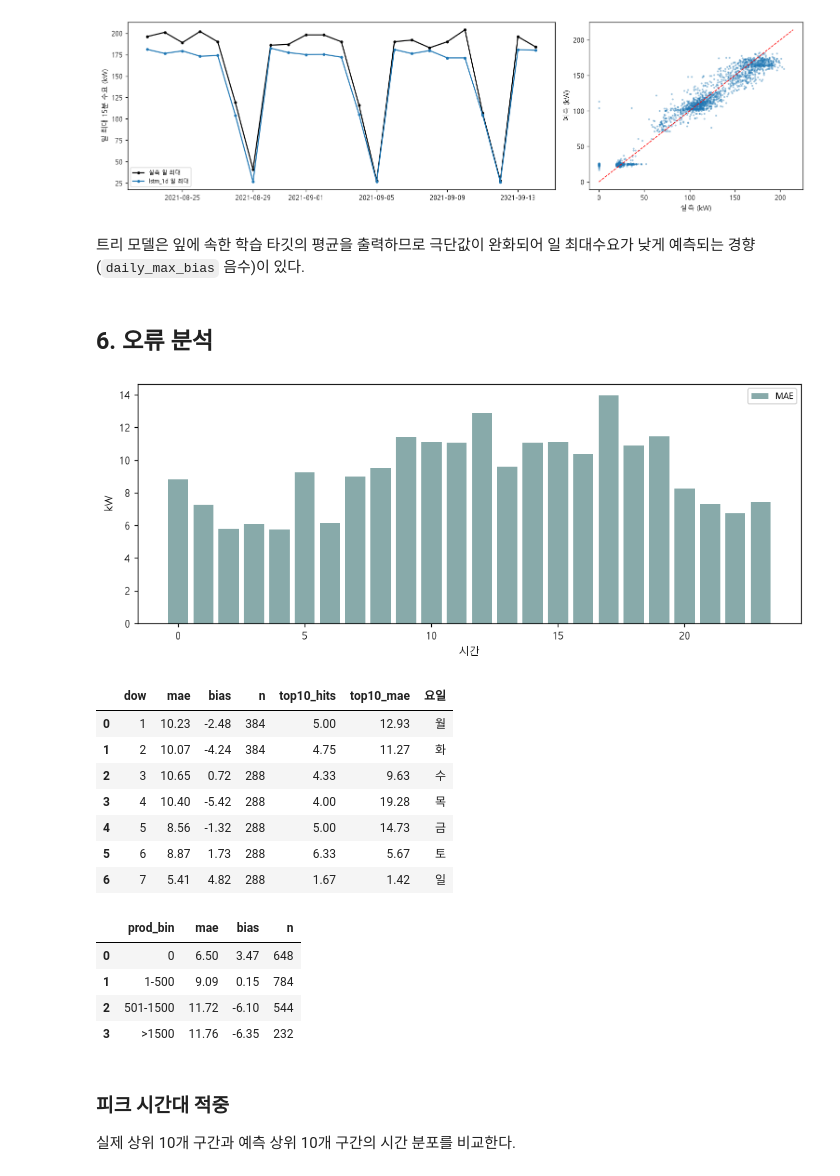
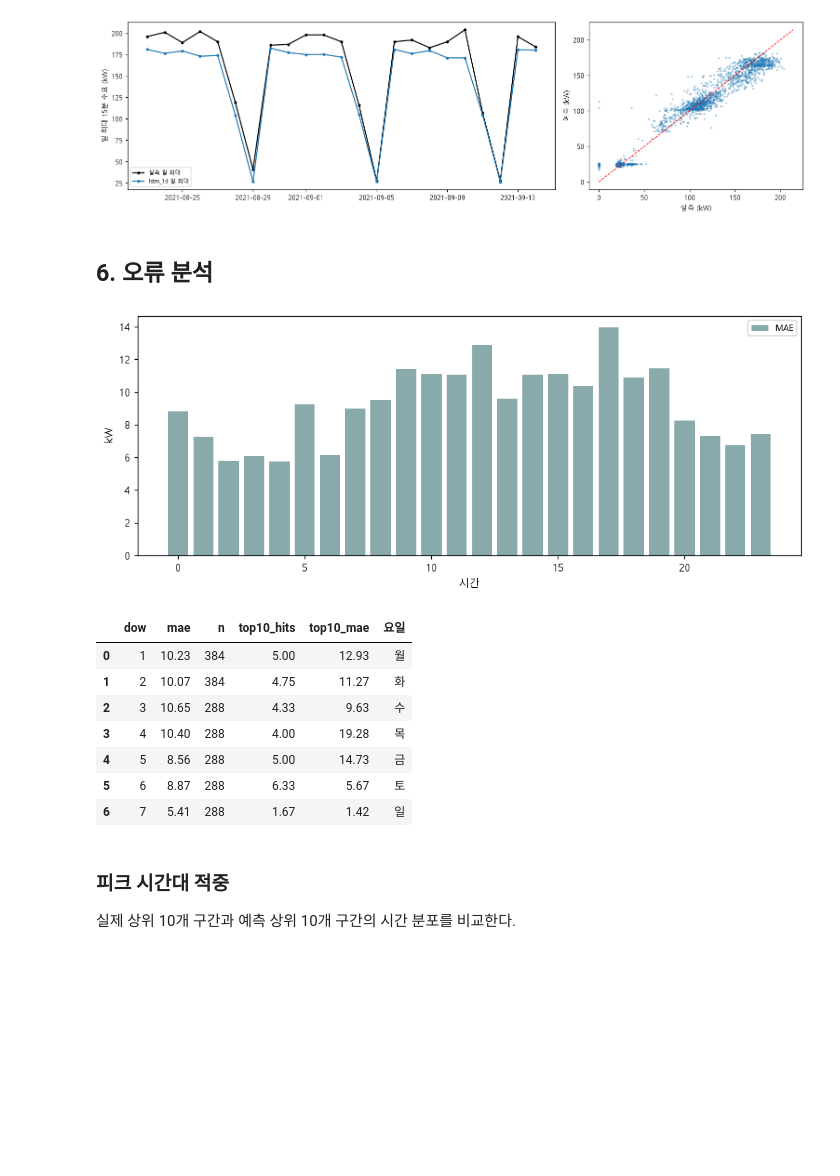
Before and after one commit to Jon-Irenicus/kamp_ai_competition, a Jupyter notebook: notebooks/02_results_analysis.ipynb, the cells around one changed output. Saved outputs shown, nothing was run; the diff lists cells and outputs as text; code cells hidden in the pictures; blank space fills up the shorter version.

```diff
--- a/notebooks/02_results_analysis.ipynb
+++ b/notebooks/02_results_analysis.ipynb
@@ -145,38 +143,30 @@ plt.show()
 # %% [output]
 [figure]
 [figure]
-# %% [markdown]
-트리 모델은 잎에 속한 학습 타깃의 평균을 출력하므로 극단값이 완화되어 일 최대수요가 낮게 예측되는 경향(`daily_max_bias` 음수)이 있다.
 # %% [markdown]
 ## 6. 오류 분석
 # %%
 sl = error_slices(preds, selected)
 h = sl["by_hour"]
 fig, ax = plt.subplots(figsize=(11, 4))
 ax.bar(h["hour"], h["mae"], color="#8aa", label="MAE")
 ax.axhline(0, color="black", lw=0.6)
 ax.set_xlabel("시간")
 ax.set_ylabel("kW")
 ax.legend(fontsize=8)
 plt.show()
 
 display(sl["by_dow"].assign(요일=lambda d: d["dow"].map(DOW_KR)).round(2))
-display(sl["by_prod"].round(2))
 # %% [output]
 [figure]
-|  | dow | mae | bias | n | top10_hits | top10_mae | 요일 |
-| 0 | 1 | 10.23 | -2.48 | 384 | 5.00 | 12.93 | 월 |
-| 1 | 2 | 10.07 | -4.24 | 384 | 4.75 | 11.27 | 화 |
-| 2 | 3 | 10.65 | 0.72 | 288 | 4.33 | 9.63 | 수 |
-| 3 | 4 | 10.40 | -5.42 | 288 | 4.00 | 19.28 | 목 |
-| 4 | 5 | 8.56 | -1.32 | 288 | 5.00 | 14.73 | 금 |
-| 5 | 6 | 8.87 | 1.73 | 288 | 6.33 | 5.67 | 토 |
-| 6 | 7 | 5.41 | 4.82 | 288 | 1.67 | 1.42 | 일 |
+|  | dow | mae | n | top10_hits | top10_mae | 요일 |
+| 0 | 1 | 10.23 | 384 | 5.00 | 12.93 | 월 |
+| 1 | 2 | 10.07 | 384 | 4.75 | 11.27 | 화 |
+| 2 | 3 | 10.65 | 288 | 4.33 | 9.63 | 수 |
+| 3 | 4 | 10.40 | 288 | 4.00 | 19.28 | 목 |
+| 4 | 5 | 8.56 | 288 | 5.00 | 14.73 | 금 |
+| 5 | 6 | 8.87 | 288 | 6.33 | 5.67 | 토 |
+| 6 | 7 | 5.41 | 288 | 1.67 | 1.42 | 일 |
-|  | prod_bin | mae | bias | n |
-| 0 | 0 | 6.50 | 3.47 | 648 |
-| 1 | 1-500 | 9.09 | 0.15 | 784 |
-| 2 | 501-1500 | 11.72 | -6.10 | 544 |
-| 3 | >1500 | 11.76 | -6.35 | 232 |
 # %% [markdown]
 ### 피크 시간대 적중
 
```
Also changed, not shown: parts of 3 cells of this notebook, 2 other files.
